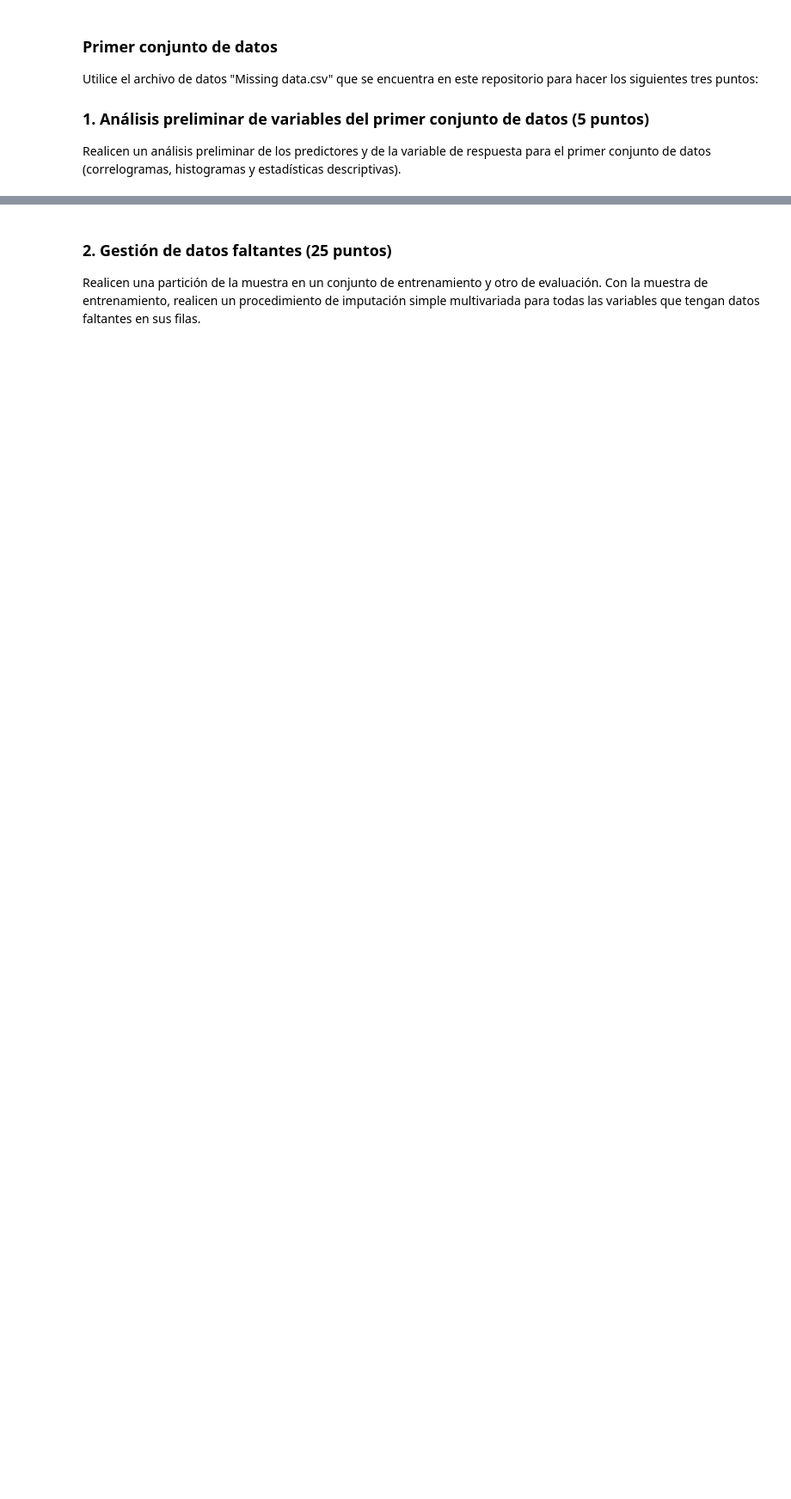
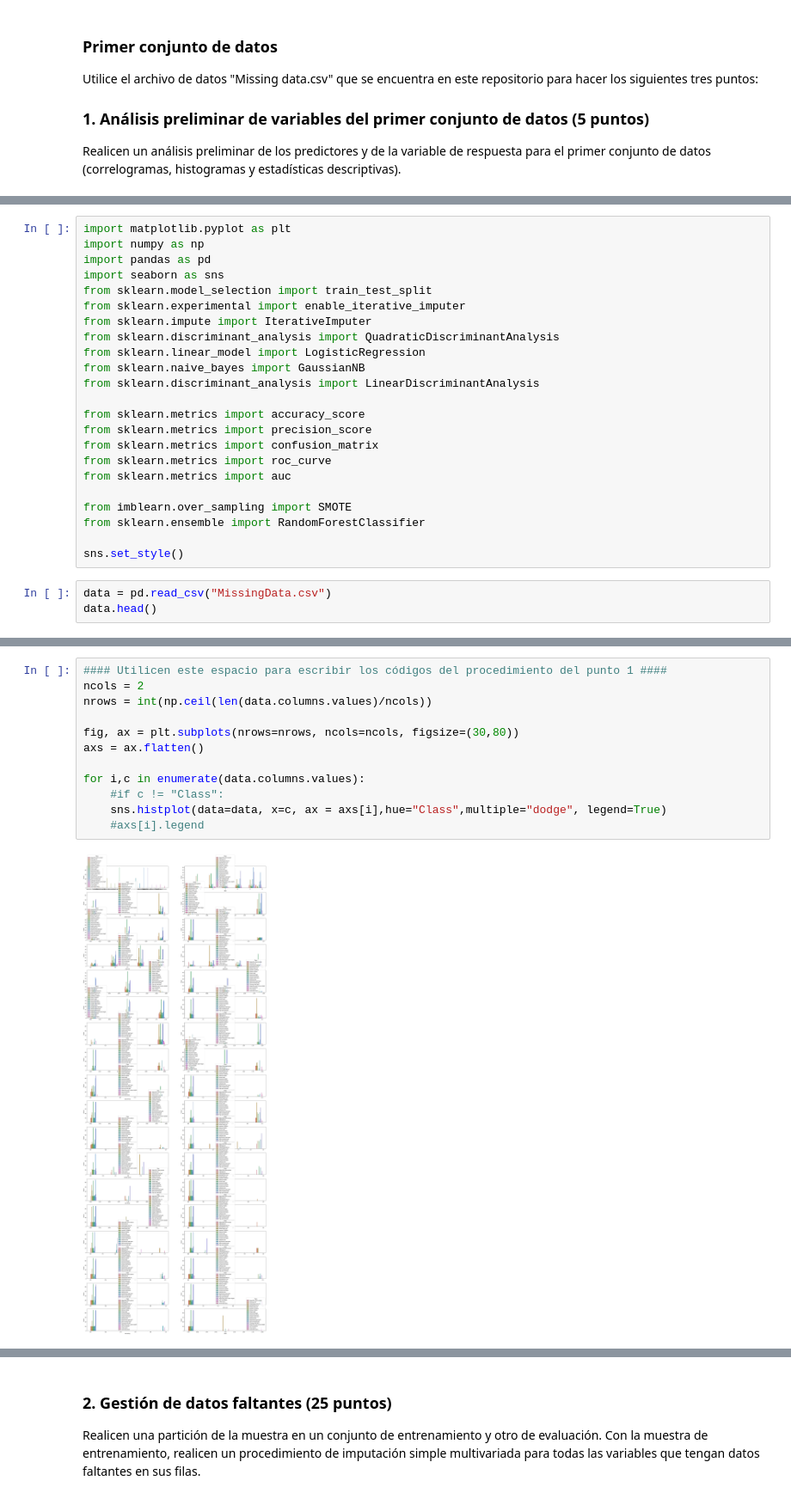
Before and after one commit to paulguz261/MIAD_20231_intro_machine_learning_grupal, a Jupyter notebook: week6/Caso implementación de metodologías de imputación de variables e imbalanceo de clases.ipynb, the cells around one changed output, grey strips where cells are left out. Shown at 86% size. Drawn from its saved outputs; the diff is of its cells as text; blank space fills up the shorter version.

```diff
--- a/week6/Caso implementación de metodologías de imputación de variables e imbalanceo de clases.ipynb
+++ b/week6/Caso implementación de metodologías de imputación de variables e imbalanceo de clases.ipynb
@@ -34,0 +33,26 @@ Realicen un análisis preliminar de los predictores y de la variable de respuest
+# %%
+import matplotlib.pyplot as plt
+import numpy as np
+import pandas as pd
+import seaborn as sns
+from sklearn.model_selection import train_test_split
+from sklearn.experimental import enable_iterative_imputer
+from sklearn.impute import IterativeImputer
+from sklearn.discriminant_analysis import QuadraticDiscriminantAnalysis
+from sklearn.linear_model import LogisticRegression
+from sklearn.naive_bayes import GaussianNB
+from sklearn.discriminant_analysis import LinearDiscriminantAnalysis
+
+from sklearn.metrics import accuracy_score
+from sklearn.metrics import precision_score
+from sklearn.metrics import confusion_matrix
+from sklearn.metrics import roc_curve
+from sklearn.metrics import auc
+
+from imblearn.over_sampling import SMOTE
+from sklearn.ensemble import RandomForestClassifier
+
+sns.set_style()
+# %%
+data = pd.read_csv("MissingData.csv")
+data.head()
@@ -34,0 +67,14 @@ Realicen un análisis preliminar de los predictores y de la variable de respuest
+# %%
+#### Utilicen este espacio para escribir los códigos del procedimiento del punto 1 ####
+ncols = 2
+nrows = int(np.ceil(len(data.columns.values)/ncols))
+
+fig, ax = plt.subplots(nrows=nrows, ncols=ncols, figsize=(30,80))
+axs = ax.flatten()
+
+for i,c in enumerate(data.columns.values):
+    #if c != "Class":
+    sns.histplot(data=data, x=c, ax = axs[i],hue="Class",multiple="dodge", legend=True)
+    #axs[i].legend
+# %% [output]
+[figure, added]
```
Also changed, not shown: parts of 42 cells of this notebook.
